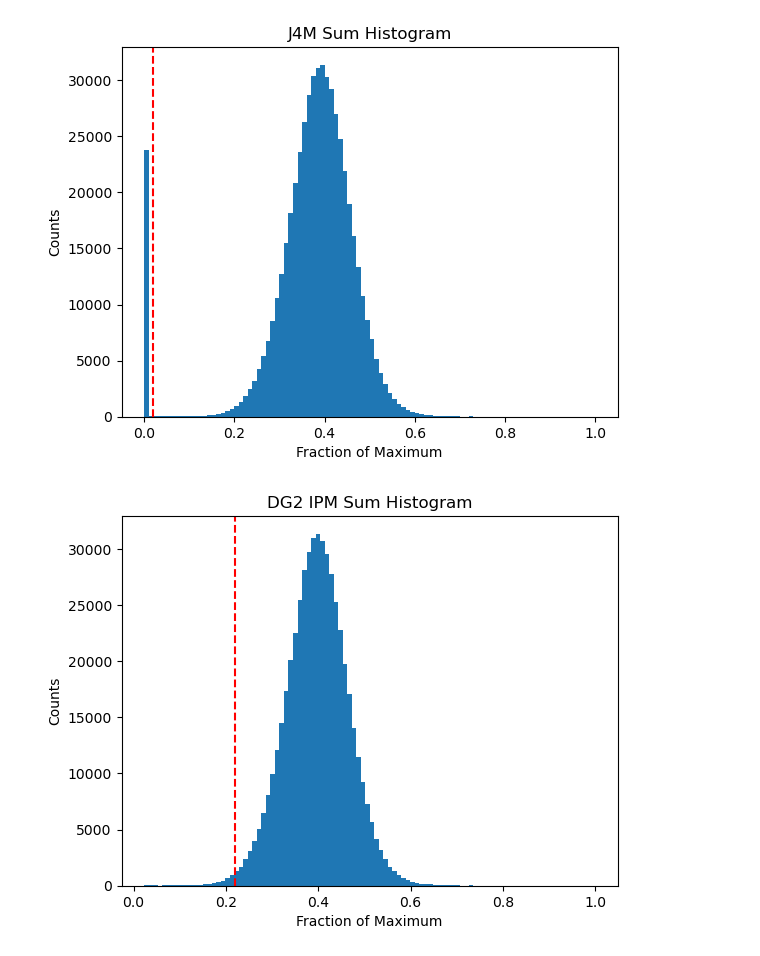
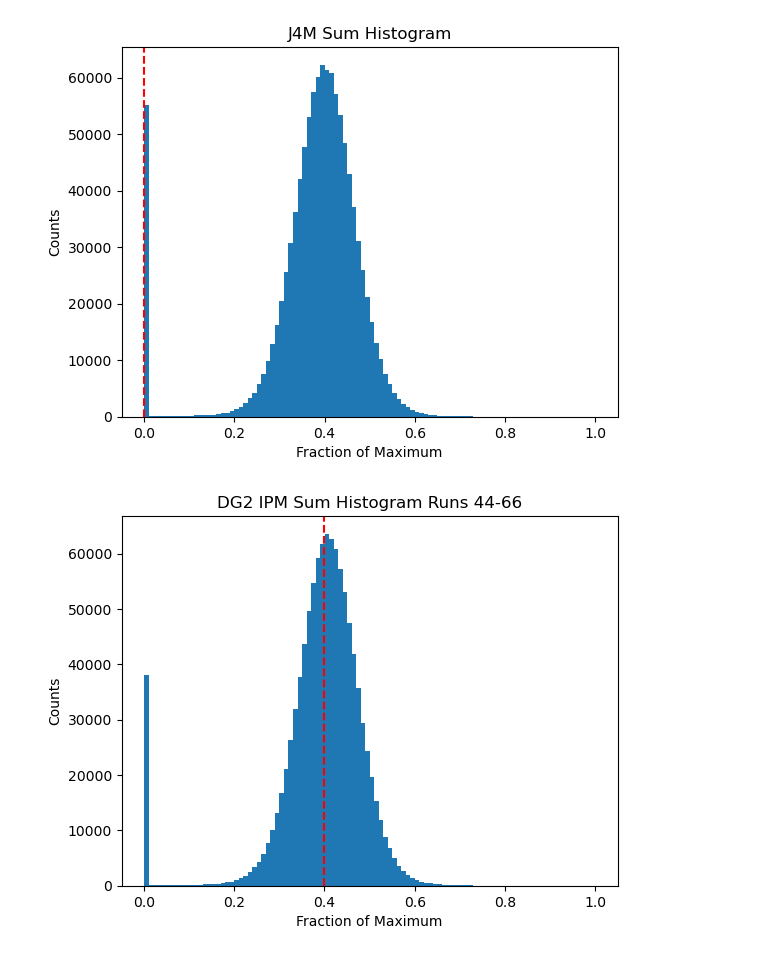
Before and after one commit to Weber-Group/L-10376, a Jupyter notebook: Workbook.ipynb, the cells around one changed output. Saved outputs shown, nothing was run; the diff lists cells and outputs as text; code cells hidden in the pictures.

```diff
--- a/Workbook.ipynb
+++ b/Workbook.ipynb
@@ -9,9 +9,10 @@ from utils import *
 import psana
 # %%
 ###############################################
-runNumbers = [44,45,46,48,49,50,51,52,53,54,55]  # enter the run numbers to be loaded
+runNumbers = [44,45,46,48,49,50,51,52,53,54,55,56,57,58,59,60,61,62,63,64,65,66]  # enter the run numbers to be loaded
+#runNumbers = [15,16,17,18,19,20,21,22,23,24,25,26,27,28]
+#runNumbers = [43]
 #folder = '/sdf/data/lcls/ds/cxi/cxil1037623/hdf5/smalldata/' # insert here the directory path where .h5 files are stored
-#folder = '/sdf/data/lcls/ds/cxi/cxil1037623/hdf5/smalldata/'
 #folder = '/sdf/data/lcls/ds/cxi/cxil1037623/scratch/davidjr/dg2ipmReproc/'
 folder = '/sdf/data/lcls/ds/cxi/cxil1037623/results/davidjr/'
 ###############################################
@@ -137,7 +133,7 @@ Loaded Data
 ##########
 integration_cutoff_hb = 0.2
 integration_cutoff_lb = 0.05
-scattering_cutoff = 0.02
+scattering_cutoff = 0.0
 ##########
 scattered_xrays = np.sum(azav,axis=-1)
 scattered_xraysFiltered = np.sum(azavFiltered,axis=-1)
@@ -149,23 +145,23 @@ plt.xlabel('Fraction of Maximum')
 plt.ylabel('Counts')
 plt.show()
 # Doing the actual filtering
-goodIdx = (xrayOn2) & (scattered_xrays/scattered_xrays.max()>scattering_cutoff) & (~np.isnan(scattered_xrays))
+goodIdx = (xrayOn2) & (scattered_xrays/scattered_xrays.max()>=scattering_cutoff) & (~np.isnan(scattered_xrays))
 specGood = spec[goodIdx]
 J4MSumFilter = scattered_xraysFiltered[goodIdx]
 J4MSum = scattered_xrays[goodIdx]
 gasPGood = gasPressure[goodIdx]
 ipmGood = ipm[goodIdx]
 # %% [output]
-[figure, old version]
+[figure, new version]
 # %%
 ##########
-dg2Low = 0.22
+dg2Low = 0.4
 ##########
 plt.hist(ipmGood/ipmGood.max(),bins=100);
 plt.axvline(dg2Low,color='r',linestyle='--')
-plt.title('DG2 IPM Sum Histogram')
+plt.title(f'DG2 IPM Sum Histogram Runs {min(runNumbers)}-{max(runNumbers)}')
 plt.xlabel('Fraction of Maximum')
 plt.ylabel('Counts')
 plt.show()
 # %% [output]
-[figure, old version]
+[figure, new version]
```
Also changed, not shown: parts of 8 cells of this notebook.
